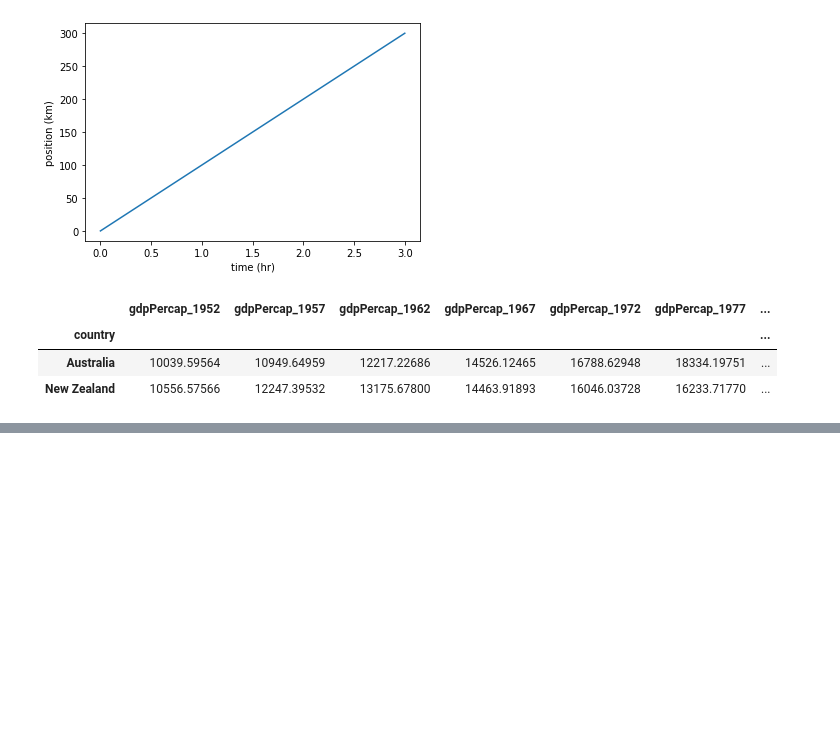
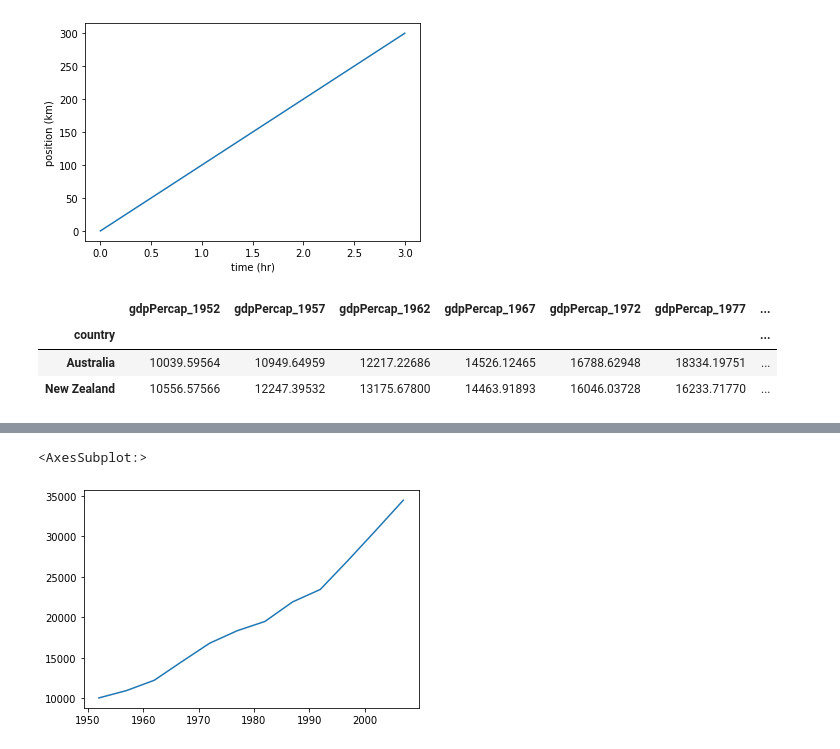
Before and after one commit to tijsbliek/gapminder-09-03-23, a Jupyter notebook: plotting.ipynb, the cells around one changed output, grey strips where cells are left out. Saved outputs shown, nothing was run; the diff lists cells and outputs as text; code cells hidden in the pictures; blank space fills up the shorter version.

```diff
--- a/plotting.ipynb
+++ b/plotting.ipynb
@@ -29,3 +45,8 @@ data
 | country |  |  |  |  |  |  |  |  |  |  |  | ... |
 | Australia | 10039.59564 | 10949.64959 | 12217.22686 | 14526.12465 | 16788.62948 | 18334.19751 | 19477.00928 | 21888.88903 | 23424.76683 | 26997.93657 | 30687.75473 | ... |
 | New Zealand | 10556.57566 | 12247.39532 | 13175.67800 | 14463.91893 | 16046.03728 | 16233.71770 | 17632.41040 | 19007.19129 | 18363.32494 | 21050.41377 | 23189.80135 | ... |
+# %%
+data.loc["Australia"].plot()
+# %% [output]
+<AxesSubplot:>
+[figure, added]
```
Also changed, not shown: parts of 4 cells of this notebook.
